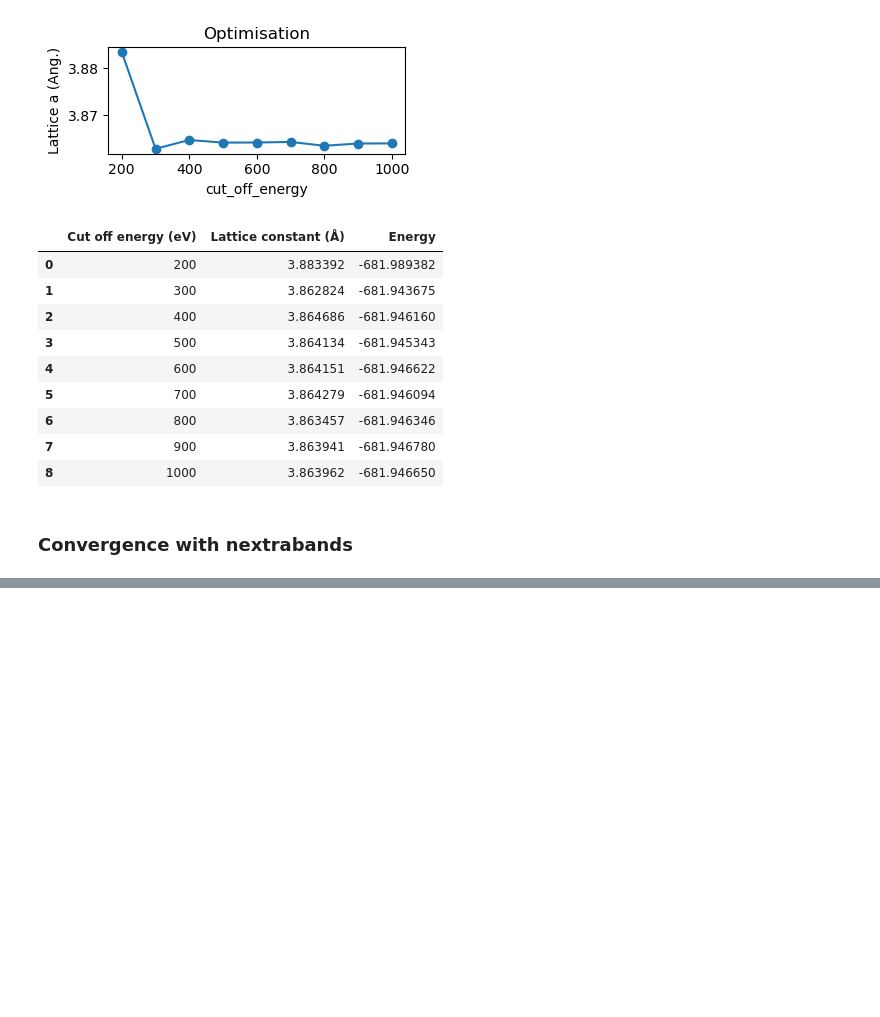
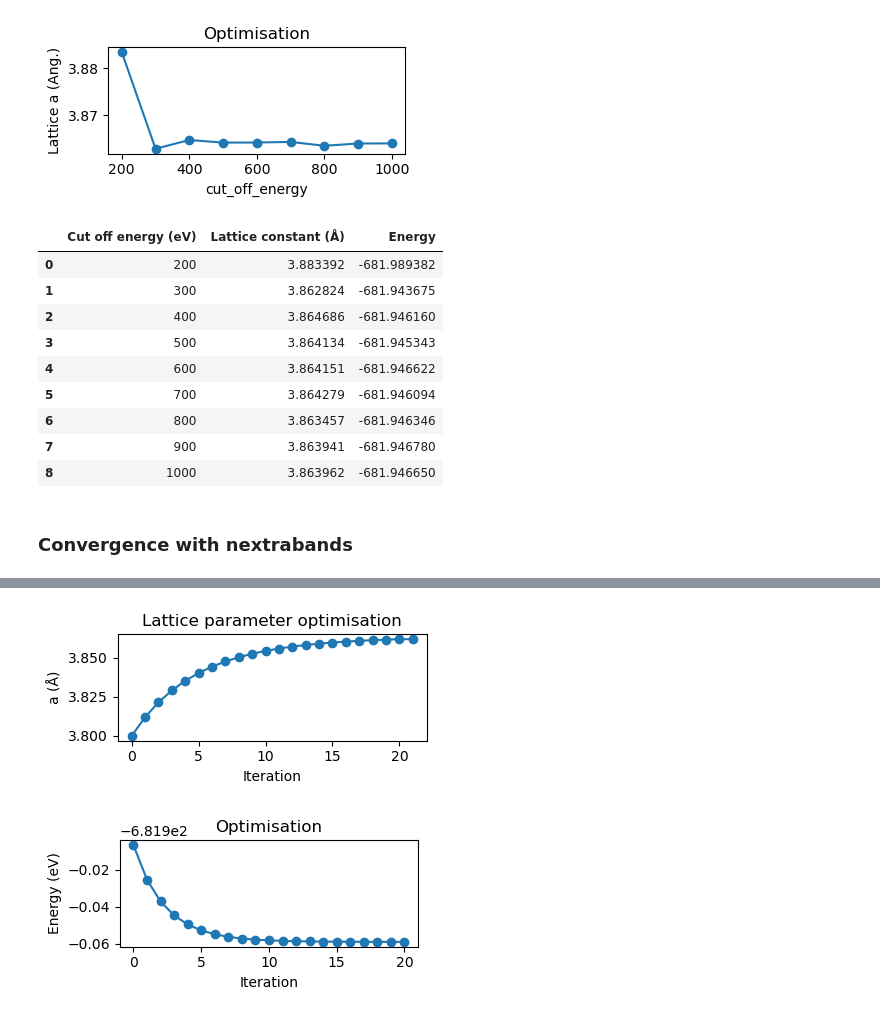
Before and after one commit to srschofield/SRSCALCUTILS, a Jupyter notebook: notebooks/silicon_lattice_parameter_001.ipynb, the cells around one changed output, grey strips where cells are left out. Drawn from its saved outputs; the diff is of its cells as text; code cells hidden in the pictures; blank space fills up the shorter version.

```diff
--- a/notebooks/silicon_lattice_parameter_001.ipynb
+++ b/notebooks/silicon_lattice_parameter_001.ipynb
@@ -538,0 +762,14 @@ display( df)
+# %%
+params = {'task' : 'geomopt',
+          'xc_functional'           : 'PBE',
+          'cut_off_energy'          : 700,
+          'spin_polarised'          : 'false',
+          'write_cell_structure'    : 'true',
+          'charge'                  : 0,
+          'nextra_bands'            : 6,
+          'geom_energy_tol'         : 0.00005,          # default: 0.00005 eV
+          'geom_disp_tol'           : 0.002,            # default: 0.002 Ang.
+          'geom_max_iter'           : 100,              # default: 30
+          'geom_convergence_win'    : 2,                # default: 2
+          'max_scf_cycles'          : 300               # default: 30
+          }
@@ -538,0 +809,64 @@ display( df)
+# %%
+
+filename = f"silicon-optimised"
+
+_ = ct.write_param_file(
+    params,
+    title = title,
+    filename=filename,
+    path=job_path,
+    display_file=False
+    )
+
+_ = ct.write_cell_file(
+    title = title,
+    path=job_path,
+    filename=filename,
+    na=na,
+    nb=nb,
+    nc=nc,
+    lattice_cart=lattice_cart,
+    positions_frac=positions_frac,
+    constraints=constraints,
+    fix_all_ions=True,
+    symmetry_generate=symmetry_generate,
+    symmetry_tol = symmetry_tol,
+    kpoints_mp_grid=kpoints_mp_grid,
+    display_file=False
+)
+
+castep_file = job_path / f"{filename}.castep"
+print(f"castep_file = {castep_file}")
+
+!zsh -l -c "castepmpi {filename}"
+
+castep_path = job_path / f"{filename}.castep"
+
+warnings = ct.get_warnings(castep_path, verbose=True)
+
+calculation_parameters = ct.get_calculation_parameters(castep_path)
+calculation_parameters_df = pd.DataFrame(list(calculation_parameters.items()), columns=['Parameter', 'Value'])
+
+lattice_optimisation = ct.get_lattice_parameters(castep_path)
+a_values = [blk['a'] for blk in lattice_optimisation]
+
+unit_cell, a, b, c, alpha, beta, gamma = ct.get_final_lattice_parameters(castep_path)
+
+energy_optimisation = ct.get_LBFGS_energies(castep_path)
+energies = [val for _, val in energy_optimisation]
+
+ct.print_filename(castep_path)
+print(warnings)
+display(calculation_parameters_df)
+
+ct.plot_sequence(a_values, xlabel='Iteration', ylabel='a (Å)', title='Lattice parameter optimisation')
+ct.plot_sequence(energies, xlabel='Iteration', ylabel='Energy (eV)', title='Optimisation')
+
+print(f"Final unit cell")
+for vector in unit_cell:
+    print(f"\t {vector}")
+print(f"Final a = {a:.4f} b = {b:.4f} c = {c:.4f} alpha = {alpha:.4f} beta = {beta:.4f} gamma = {gamma:.4f}\n")
+
+alist.append(a)
+energy_list.append(energies[-1])
+# %% [output]
@@ -538,0 +904,2 @@ display( df)
+[figure, added]
+[figure, added]
```
Also changed, not shown: parts of 10 cells of this notebook.
